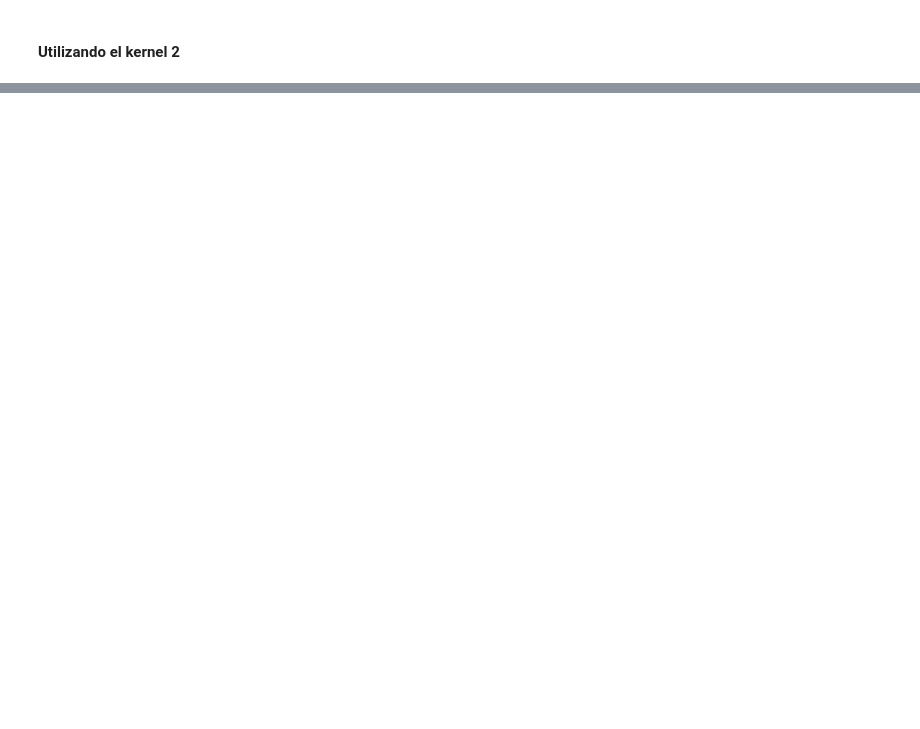
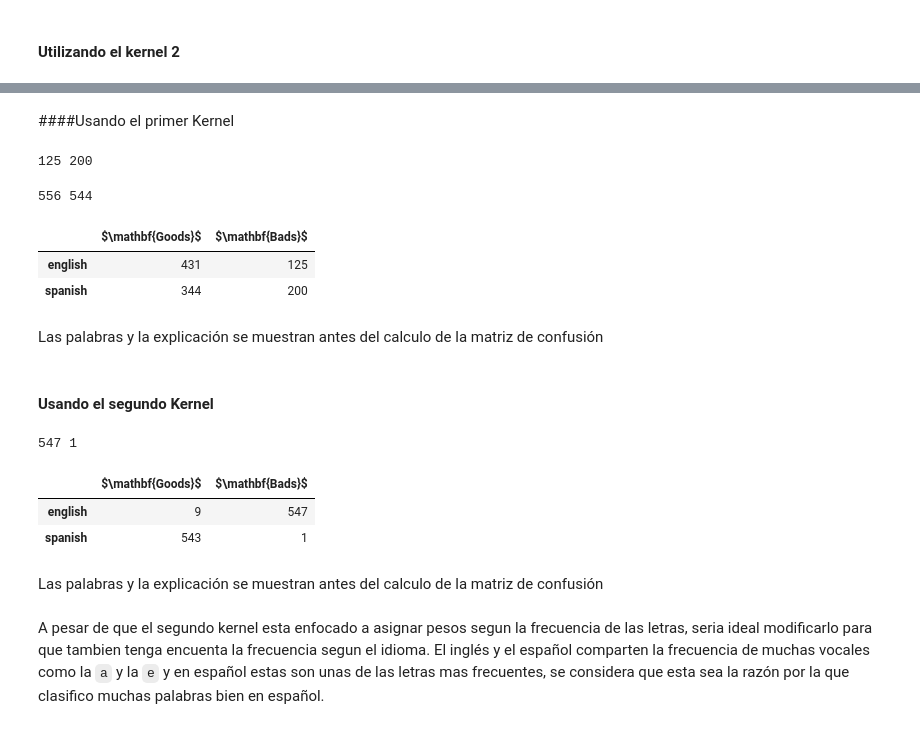
Before and after one commit to lin99/MachineLearning, a Jupyter notebook: Taller 3/ml-assign3-jfbaquerov-lfrosalesc.ipynb, the cells around one changed output, grey strips where cells are left out. Saved outputs shown, nothing was run; the diff lists cells and outputs as text; code cells hidden in the pictures; blank space fills up the shorter version.

```diff
--- a/Taller 3/ml-assign3-jfbaquerov-lfrosalesc.ipynb
+++ b/Taller 3/ml-assign3-jfbaquerov-lfrosalesc.ipynb
@@ -1237,0 +1242,5 @@ print errores[minArg]
+# %%
+errores2  = []
+for k in values:
+    errores2.append(len(k[0]) + len(k[1]))
+print errores2
@@ -1238,5 +1254,5 @@ print errores[minArg]
 # %%
-miss = values[10]
-for k in miss[1]:
+miss2 = values[10]
+for k in miss2[1]:
     print k, testWords[k]
 # %% [output]
@@ -1259,0 +1280,49 @@ for k in miss[1]:
+# %% [markdown]
+####Usando el primer Kernel
+# %%
+badEn = 0
+badEs = 0
+for k in miss1[0]:
+    if( trainWords[k][0] == '1'):
+        badEn += 1
+    else:
+        badEs += 1
+
+for k in miss1[1]:
+    if( testWords[k][0] == '1'):
+        badEn += 1
+    else:
+        badEs += 1
+# %%
+print badEn, badEs
+# %% [output]
+125 200
+# %%
+en = 0
+es = 0
+for k in trainWords:
+    if( k[0] == '1'):
+        en += 1
+    else:
+        es += 1
+for k in testWords:
+    if( k[0] == '1'):
+        en += 1
+    else:
+        es += 1
+# %%
+print en, es
+# %% [output]
+556 544
+# %%
+wi = zip([en - badEn, es - badEs],[badEn,badEs])
+
+pd.DataFrame(data=wi, columns=['$\mathbf{Goods}$', '$\mathbf{Bads}$'], index=['english', 'spanish'])
+# %% [output]
+|  | $\mathbf{Goods}$ | $\mathbf{Bads}$ |
+| english | 431 | 125 |
+| spanish | 344 | 200 |
+# %% [markdown]
+Las palabras y la explicación se muestran antes del calculo de la matriz de confusión
+# %% [markdown]
+#### Usando el segundo Kernel
@@ -1259,0 +1343,16 @@ for k in miss[1]:
+# %%
+print badEn, badEs
+# %% [output]
+547 1
+# %%
+wi = zip([en - badEn, es - badEs],[badEn,badEs])
+
+pd.DataFrame(data=wi, columns=['$\mathbf{Goods}$', '$\mathbf{Bads}$'], index=['english', 'spanish'])
+# %% [output]
+|  | $\mathbf{Goods}$ | $\mathbf{Bads}$ |
+| english | 9 | 547 |
+| spanish | 543 | 1 |
+# %% [markdown]
+Las palabras y la explicación se muestran antes del calculo de la matriz de confusión
+# %% [markdown]
+A pesar de que el segundo kernel esta enfocado a asignar pesos segun la frecuencia de las letras, seria ideal modificarlo para que tambien tenga encuenta la frecuencia segun el idioma. El inglés y el español comparten la frecuencia de muchas vocales como la `a` y la `e` y en español estas son unas de las letras mas frecuentes, se considera que esta sea la razón por la que clasifico muchas palabras bien en español.
```
Also changed, not shown: parts of 74 cells of this notebook.
